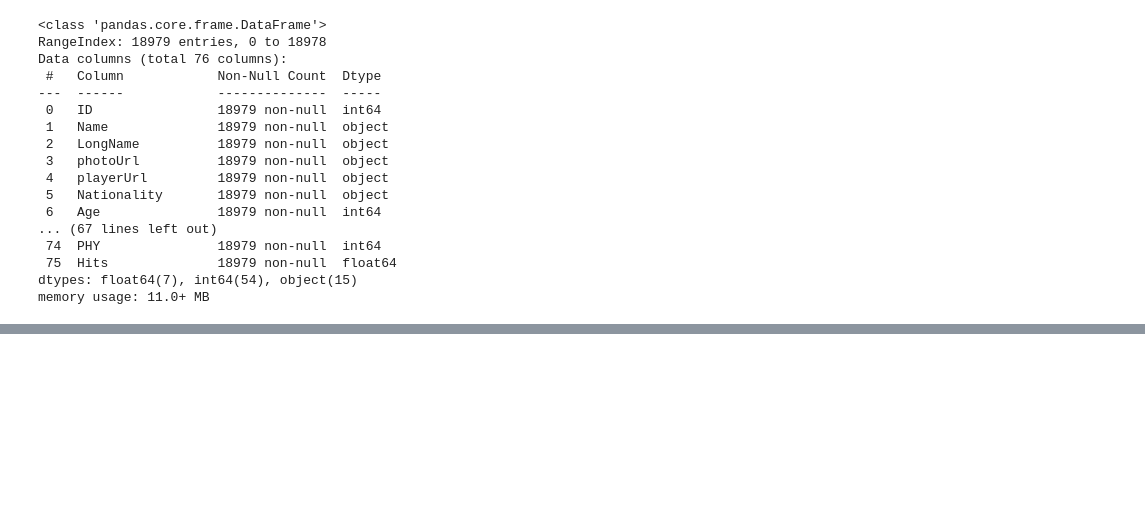
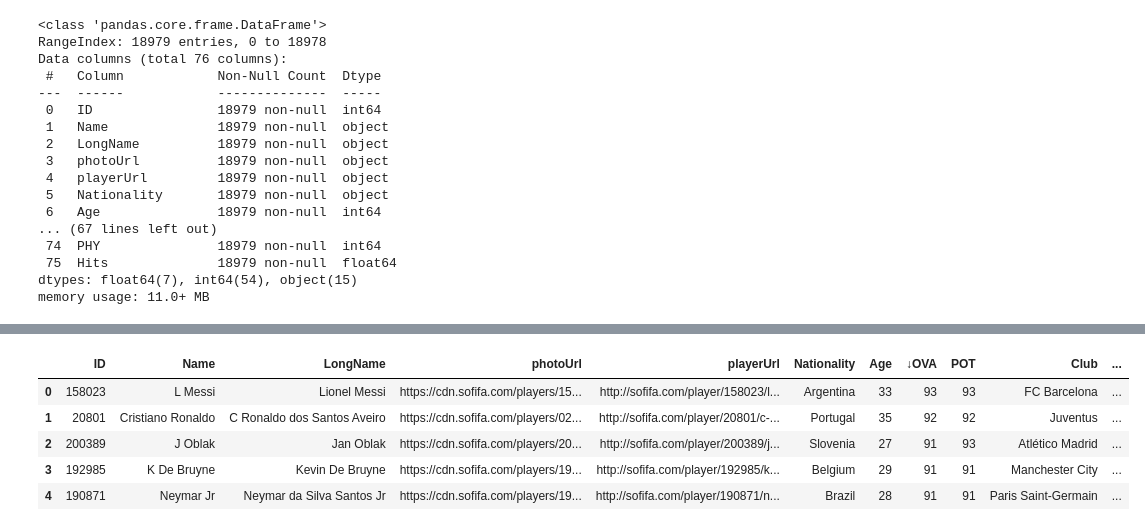
Before and after one commit to ashioyajotham/Daily-ML, a Jupyter notebook: cleaning/cleaner.ipynb, the cells around one changed output, grey strips where cells are left out. Drawn from its saved outputs; the diff is of its cells as text; code cells hidden in the pictures; blank space fills up the shorter version.

```diff
--- a/cleaning/cleaner.ipynb
+++ b/cleaning/cleaner.ipynb
@@ -678,0 +703,14 @@ missing_values = fifa21.isnull().sum()
+# %%
+# Create mapping for star rating columns
+star_column_renames = {
+    'W/F': 'Weak Foot (★)',
+    'SM': 'Skill Moves (★)',
+    'IR': 'International Reputation (★)'
+}
+
+# Rename columns
+fifa21 = fifa21.rename(columns=star_column_renames)
+
+# Verify new column names
+print("Updated star rating columns:")
+print(fifa21[list(star_column_renames.values())].head())
@@ -678,0 +725,19 @@ missing_values = fifa21.isnull().sum()
+# %%
+# Display sample of original values
+print("Original Joined dates:")
+print(fifa21['Joined'].head())
+
+# Convert to datetime with consistent format
+fifa21['Joined'] = pd.to_datetime(fifa21['Joined'])
+
+# Format as YYYY-MM-DD
+fifa21['Joined'] = fifa21['Joined'].dt.strftime('%Y-%m-%d')
+
+# Rename column to indicate format
+fifa21 = fifa21.rename(columns={'Joined': 'Joined (YYYY-MM-DD)'})
+
+# Verify results
+print("\nStandardized dates:")
+print(fifa21['Joined (YYYY-MM-DD)'].head())
+print("\nValue counts:")
+print(fifa21['Joined (YYYY-MM-DD)'].value_counts().head())
@@ -678,0 +762,9 @@ missing_values = fifa21.isnull().sum()
+# %%
+fifa21.head()
+# %% [output]
+|  | ID | Name | LongName | photoUrl | playerUrl | Nationality | Age | ↓OVA | POT | Club | ... |
+| 0 | 158023 | L Messi | Lionel Messi | https://cdn.sofifa.com/players/15... | http://sofifa.com/player/158023/l... | Argentina | 33 | 93 | 93 | FC Barcelona | ... |
+| 1 | 20801 | Cristiano Ronaldo | C Ronaldo dos Santos Aveiro | https://cdn.sofifa.com/players/02... | http://sofifa.com/player/20801/c-... | Portugal | 35 | 92 | 92 | Juventus | ... |
+| 2 | 200389 | J Oblak | Jan Oblak | https://cdn.sofifa.com/players/20... | http://sofifa.com/player/200389/j... | Slovenia | 27 | 91 | 93 | Atlético Madrid | ... |
+| 3 | 192985 | K De Bruyne | Kevin De Bruyne | https://cdn.sofifa.com/players/19... | http://sofifa.com/player/192985/k... | Belgium | 29 | 91 | 91 | Manchester City | ... |
+| 4 | 190871 | Neymar Jr | Neymar da Silva Santos Jr | https://cdn.sofifa.com/players/19... | http://sofifa.com/player/190871/n... | Brazil | 28 | 91 | 91 | Paris Saint-Germain | ... |
```
Also changed, not shown: parts of 6 cells of this notebook.
